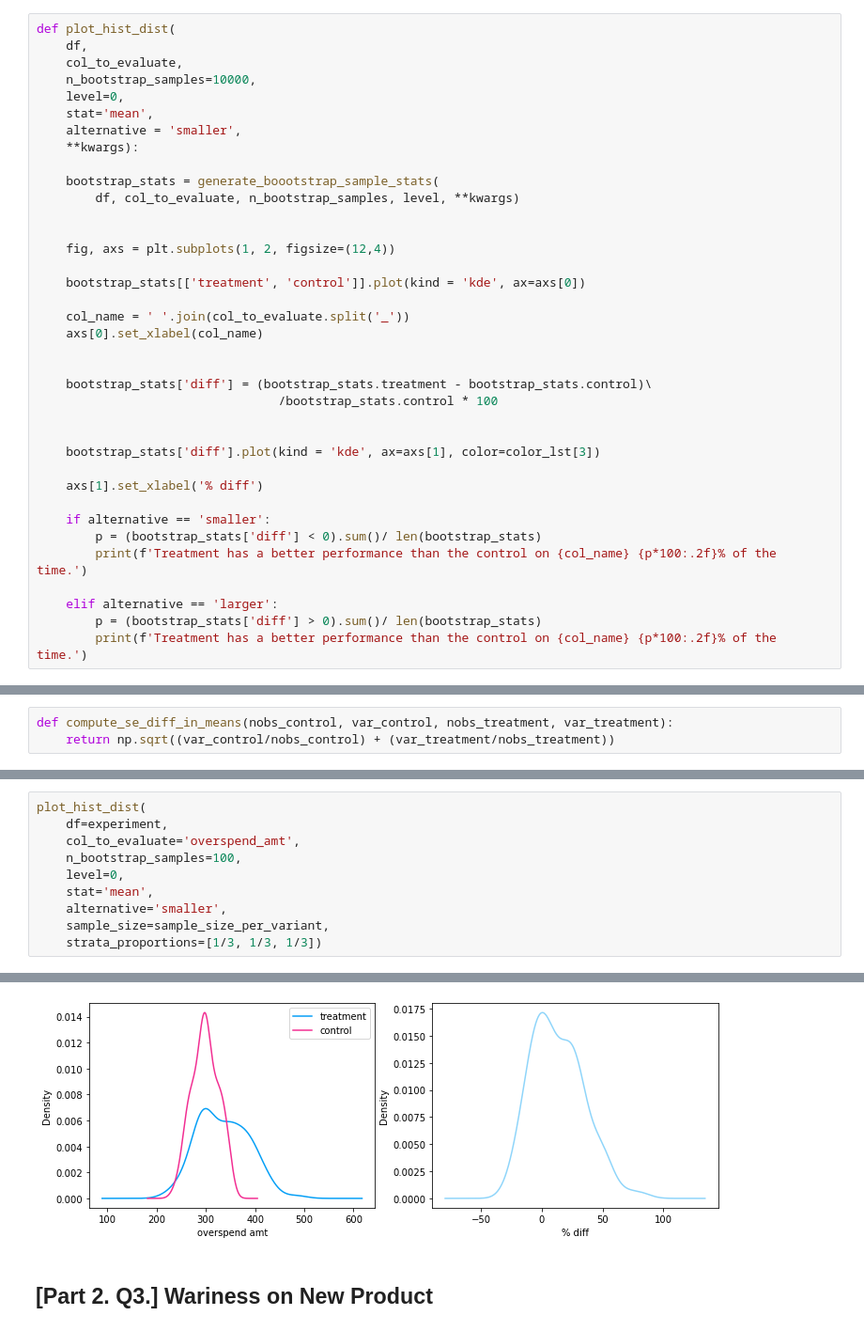
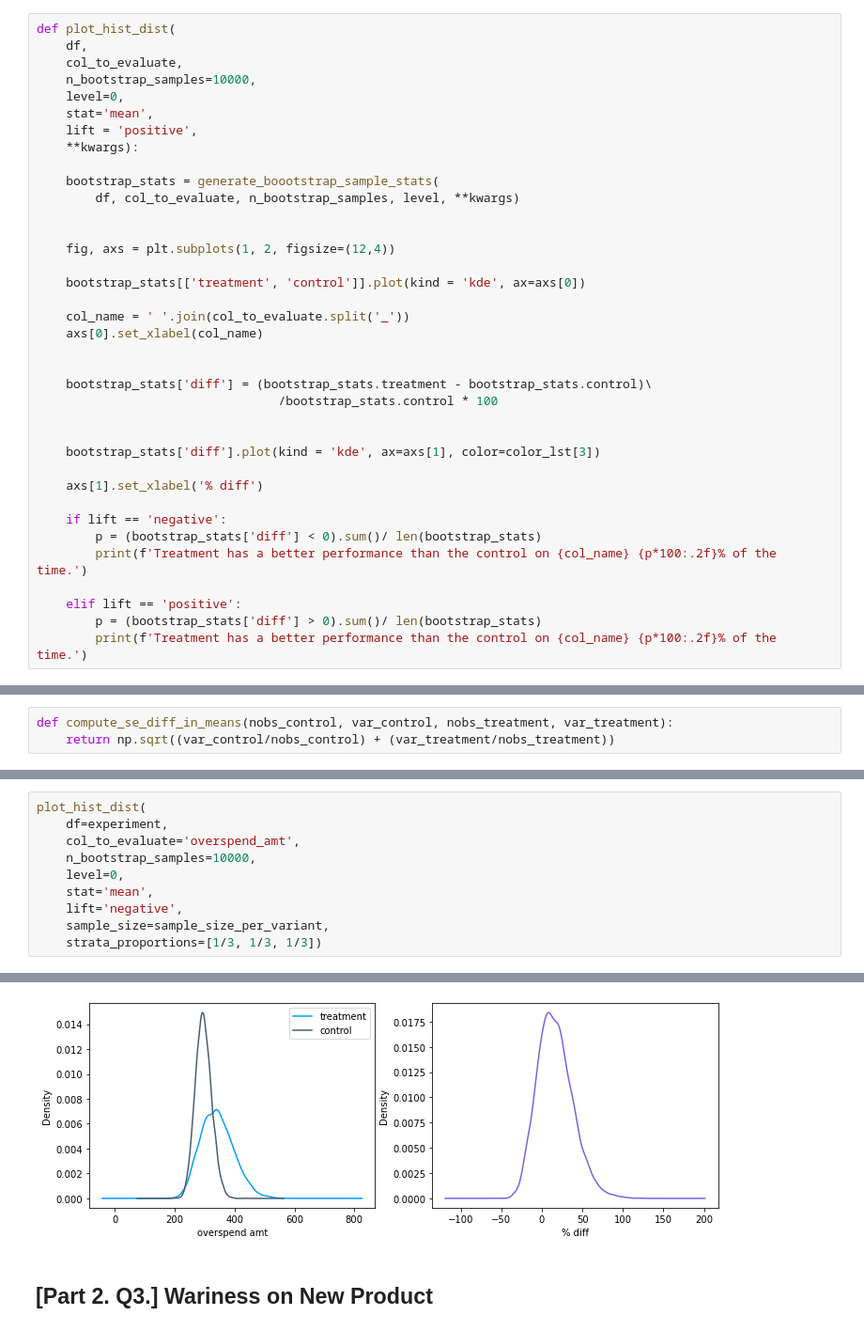
Before and after one commit to MekdiYilma/experiment_analysis, a Jupyter notebook: notebooks/ab_testing_experiment_analysis.ipynb, the cells around one changed output, grey strips where cells are left out. Shown at 94% size. Cells and saved outputs as stored; diff of their text form.

```diff
--- a/notebooks/ab_testing_experiment_analysis.ipynb
+++ b/notebooks/ab_testing_experiment_analysis.ipynb
@@ -632,7 +632,7 @@ def plot_hist_dist(
     n_bootstrap_samples=10000,
     level=0,
     stat='mean',
-    alternative = 'smaller',
+    lift = 'positive',
     **kwargs):
 
     bootstrap_stats = generate_boootstrap_sample_stats(
@@ -655,11 +655,11 @@ def plot_hist_dist(
 
     axs[1].set_xlabel('% diff')
 
-    if alternative == 'smaller':
+    if lift == 'negative':
         p = (bootstrap_stats['diff'] < 0).sum()/ len(bootstrap_stats)
         print(f'Treatment has a better performance than the control on {col_name} {p*100:.2f}% of the time.')
 
-    elif alternative == 'larger':
+    elif lift == 'positive':
         p = (bootstrap_stats['diff'] > 0).sum()/ len(bootstrap_stats)
         print(f'Treatment has a better performance than the control on {col_name} {p*100:.2f}% of the time.')
 # %%
@@ -770,10 +774,10 @@ Reject null hypothesis: False
 plot_hist_dist(
     df=experiment,
     col_to_evaluate='overspend_amt',
-    n_bootstrap_samples=100,
+    n_bootstrap_samples=10000,
     level=0,
     stat='mean',
-    alternative='smaller',
+    lift='negative',
     sample_size=sample_size_per_variant,
     strata_proportions=[1/3, 1/3, 1/3])
 # %% [output]
@@ -781,4 +785,4 @@ Treatment has a better performance than the control on overspend amt 33.00% of t
-[figure, old version]
+[figure, new version]
 # %% [markdown]
 ## [Part 2. Q3.] Wariness on New Product
 # %% [markdown]
```
Also changed, not shown: parts of 37 cells of this notebook, 1 other file.
